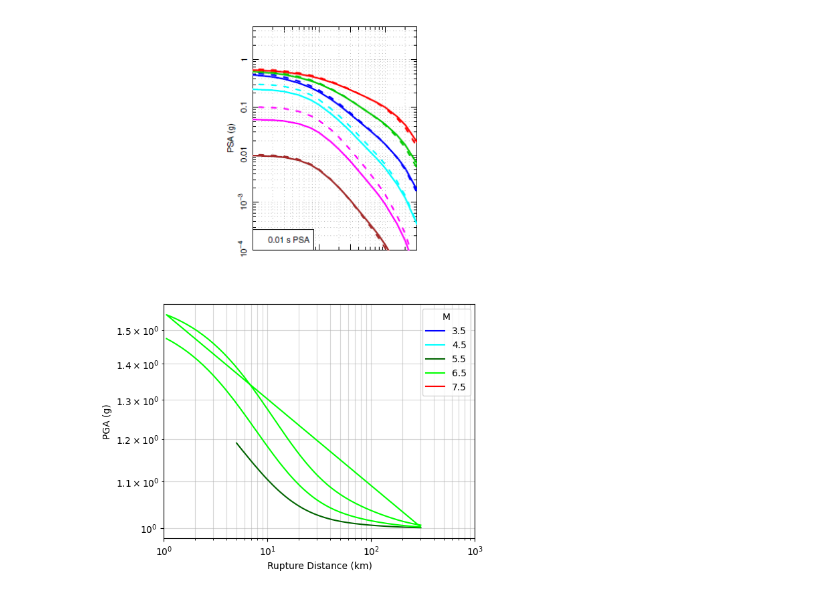
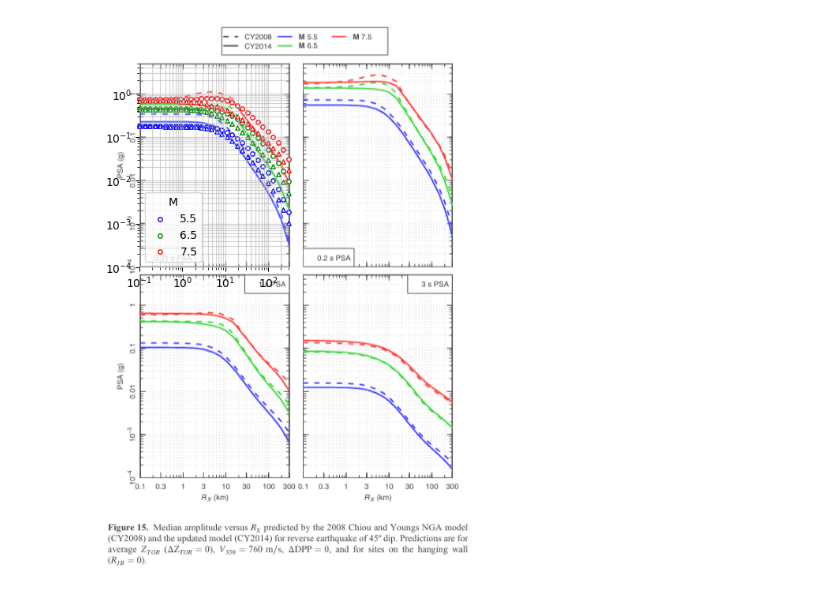
Before and after one commit to meerakota/ucla_plha, a Jupyter notebook: validation/gmm.ipynb, the cells around one changed output. Drawn from its saved outputs; the diff is of its cells as text; code cells hidden in the pictures.

```diff
--- a/validation/gmm.ipynb
+++ b/validation/gmm.ipynb
@@ -188,31 +213,37 @@ import numpy as np
 import matplotlib.pyplot as plt
 import matplotlib.image as mpimg
 from ucla_plha.ground_motion_models import cy14
+import pygmm
 
-rrup_vec = np.logspace(0, np.log10(300), 100)
-m_vec = np.asarray([3.5, 4.5, 5.5, 6.5, 7.5])
-rrup_lim = np.asarray([8, 8, 5, 1.0, 1.0])
-ztor_vec = np.asarray([8, 8, 5, 0.0, 0.0])
-colors = np.asarray(["blue", "cyan", "darkgreen", "lime", "red", "magenta"])
-rrup = np.empty(len(m_vec) * len(rrup_vec), dtype=float)
-m = np.empty(len(m_vec) * len(rrup_vec), dtype=float)
-ztor = np.empty(len(m_vec) * len(rrup_vec), dtype=float)
-zhyp = np.empty(len(m_vec) * len(rrup_vec), dtype=float)
-zbor = np.empty(len(m_vec) * len(rrup_vec), dtype=float)
+rx_vec = np.logspace(-1, np.log10(300), 30)
+m_vec = np.asarray([5.5, 6.5, 7.5])
+rrup = np.empty(len(m_vec) * len(rx_vec), dtype=float)
+rjb = np.empty(len(m_vec) * len(rx_vec), dtype=float)
+rx = np.empty(len(m_vec) * len(rx_vec), dtype=float)
+m = np.empty(len(m_vec) * len(rx_vec), dtype=float)
+ztor = np.empty(len(m_vec) * len(rx_vec), dtype=float)
+zhyp = np.empty(len(m_vec) * len(rx_vec), dtype=float)
+zbor = np.empty(len(m_vec) * len(rx_vec), dtype=float)
 I = 0
 vs30 = 760
-dip = np.full(len(m), 90.0)
-rx = np.full(len(m), 0.0)
-rx1 = np.full(len(m), 0.0)
-fault_type = np.full(len(m), 3)
+dip = np.full(len(m), 45.0)
+fault_type = np.full(len(m), 1)
+pga_pygmm = np.zeros(len(m))
 for i in range(len(m_vec)):
-    for j in range(len(rrup_vec)):
+    for j in range(len(rx_vec)):
         m[I] = m_vec[i]
-        rrup[I] = rrup_vec[j]
-        ztor[I] = np.max([2.673 - 1.136 * np.max([m[I] - 4.970, 0]), 0]) ** 2
-        W = np.sqrt(10 ** ((m[I] - 4.07) / 0.98))
-        zhyp[I] = ztor[I] - 0.5 * W * np.sin(dip[I] * np.pi / 180.0)
-        zbor[I] = ztor[I] + W
+        rx[I] = rx_vec[j]
+        rjb[I] = 0.0
+        ztor[I] = np.max([2.704 - 1.226 * np.max([m[I] - 5.849, 0]), 0]) ** 2
+        if(rx[I] > ztor[I]):
+            rrup[I] = (rx[I] + ztor[I]) / np.sqrt(2)
+        else:
+            rrup[I] = np.sqrt(rx[I] ** 2 + ztor[I] ** 2)
+        s = pygmm.model.Scenario(
+            mag = m[I], dist_jb = rjb[I], dist_x = rx[I], dist_rup = rrup[I], dip = dip[I], v_s30 = vs30, mechanism='RS'
+        )
+        pygmm_output = pygmm.ChiouYoungs2014(s)
+        pga_pygmm[I] = pygmm_output.spec_accels[0]
         I += 1
 
 measured_vs30 = False
@@ -221,24 +252,38 @@ mu_ln, sigma_ln = cy14.get_im(
 )
 pga = np.exp(mu_ln)
 
-fig, ax = plt.subplots(nrows=2, figsize=(6, 10))
+fig, ax_img = plt.subplots(figsize=(6, 10))
 
-image = mpimg.imread("cy14_validation_ss.png")
-ax[0].imshow(image)
-ax[0].axis("off")
+image = mpimg.imread("cy14_validation_rv_fig15.png")
+ax_img.imshow(image, alpha=0.75)
+ax_img.axis("off")
+colors = ['blue', 'green', 'red']
+ax_data = fig.add_axes((0.2,0.532,0.315,0.258), frameon=False)
 for i, m_val in enumerate(m_vec):
-    ax[1].plot(
-        rrup[(m == m_val) & (rrup > rrup_lim[i])],
-        pga[(m == m_val) & (rrup > rrup_lim[i])],
+    ax_data.scatter(
+        rx[m == m_val],
+        pga[m == m_val],
         label=str(m_val),
-        c=colors[i],
+        edgecolor=colors[i],
+        facecolor='white',
+        s=15,
+        clip_on = False
     )
-ax[1].set_yscale("log")
-ax[1].set_xscale("log")
-# ax[1].set_ylim(0.00001, 1)
-ax[1].set_xlim(1, 1000)
-ax[1].legend(title="M")
-ax[1].grid(True, alpha=0.5, which="both")
-ax[1].set_xlabel("Rupture Distance (km)")
-ax[1].set_ylabel("PGA (g)")
+    ax_data.scatter(
+        rx[m == m_val],
+        pga_pygmm[m == m_val],
+        edgecolor=colors[i],
+        facecolor='white',
+        s=15,
+        clip_on = False,
+        marker = '^'
+    )
+ax_data.set_yscale("log")
+ax_data.set_xscale("log")
+ax_data.set_ylim(0.0001, 5)
+ax_data.set_xlim(0.1, 300)
+ax_data.legend(title="M")
+ax_data.grid(True, alpha=0.5, which="both")
+# ax[1].set_xlabel("Rupture Distance (km)")
+# ax[1].set_ylabel("PGA (g)")
 # %% [output]
@@ -246 +290 @@ Text(0, 0.5, 'PGA (g)')
-[figure, old version]
+[figure, new version]
```
Also changed, not shown: parts of 8 cells of this notebook, 1 other file.
